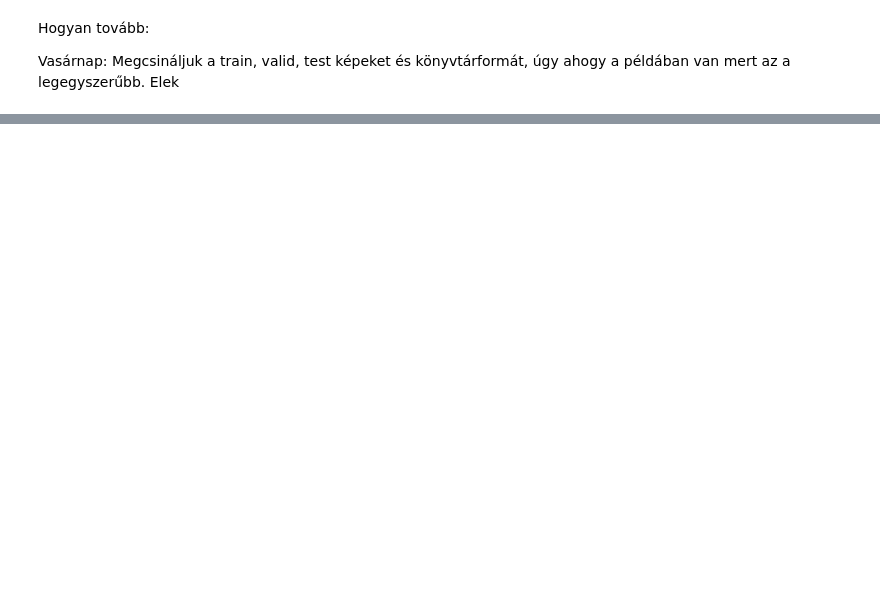
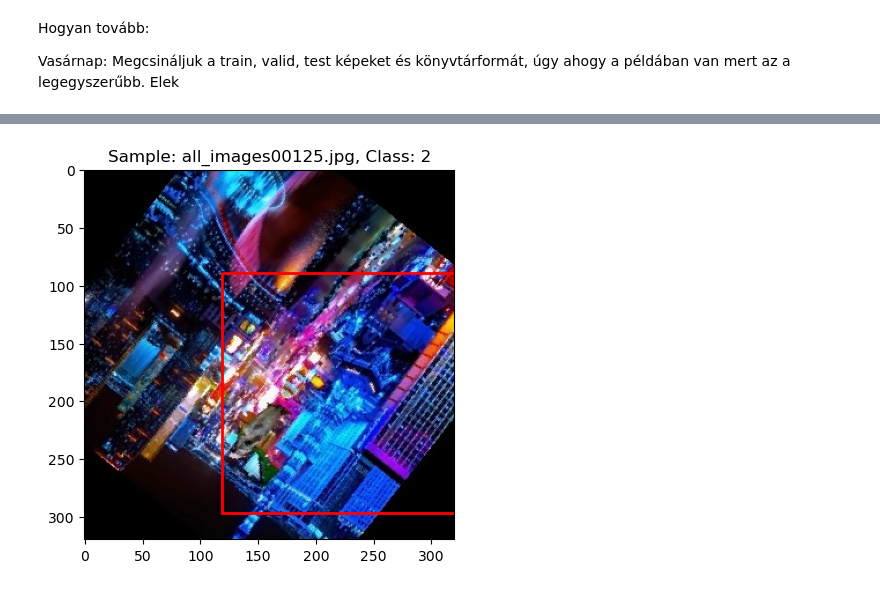
Before and after one commit to miguff/ELTE, a Jupyter notebook: DeepNetworkDevelompent/Assignment1/ImageDataGen.ipynb, the cells around one changed output, grey strips where cells are left out. Saved outputs shown, nothing was run; the diff lists cells and outputs as text; code cells hidden in the pictures; blank space fills up the shorter version.

Commit message:
Corrected the data and the bounding box prediction

```diff
--- a/DeepNetworkDevelompent/Assignment1/ImageDataGen.ipynb
+++ b/DeepNetworkDevelompent/Assignment1/ImageDataGen.ipynb
@@ -545,9 +563,8 @@ class CustomObjectDetectionModel(nn.Module):
             nn.ReLU(),
             nn.Linear(128, 4)  # Output: (x_center, y_center, width, height)
         )
-
         self.transform = transforms.Compose([
-            transforms.Resize((256, 256)),
+            transforms.Resize((320, 320)),
             transforms.ToTensor(),  # Convert image to tensor
         ])
 
@@ -577,11 +594,17 @@ class CustomObjectDetectionModel(nn.Module):
         predicted_bbox = bbox_regression[0].cpu().numpy()  # (x_center, y_center, width, height)
 
         # Convert bbox from (x_center, y_center, width, height) to (x_min, y_min, x_max, y_max)
-        x_center, y_center, width, height = predicted_bbox
-        x_min = (x_center - width) / 2
-        y_min = (y_center - height) / 2
-        x_max = (x_center + width) / 2
-        y_max = (y_center + height) / 2
+        # x_center, y_center, width, height = predicted_bbox
+        # x_min = (x_center - width) / 2
+        # y_min = (y_center - height) / 2
+        # x_max = (x_center + width) / 2
+        # y_max = (y_center + height) / 2
+
+        x_min, y_min, x_max, y_max = predicted_bbox
+        # x_min = x_center - (width/2)
+        # y_min = y_center - (height/ 2)
+        # x_max = x_center + (width / 2)
+        # y_max = y_center + (height / 2)
 
         # Draw the bounding box and the class label on the image
         # draw = ImageDraw.Draw(original_image)
@@ -744,9 +776,10 @@ Validation Loss: 19.6030, Validation Accuracy: 36.66%
 # %%
 #Test accuracy
+model = CustomObjectDetectionModel(3)
+model.load_state_dict(torch.load('model_weights_new_coordinate.pth'))
 
 TestPath = "root\\dataset\\test\\images"
-TestPathBB = "root\\dataset\\test\\labels"
-
+TestPathBB = "root\\dataset\\test\\YOLOlabels"
 
 TestImages = os.listdir(TestPath)
 TestBB = os.listdir(TestPathBB)
@@ -754,18 +787,75 @@ TestBB = os.listdir(TestPathBB)
 device = torch.device('cuda' if torch.cuda.is_available() else 'cpu')
 model = model.to(device)
 
+# Set the model to evaluation mode
+model.eval()
+
+
 correctimages = 0
 
+all_targets = []
+all_predictions = []
 # Predict on a new image
 for i in range(len(TestImages)):
     image_path = f'root/dataset/test/images/{TestImages[i]}'
-    with open(f'root/dataset/test/labels/{TestBB[i]}', 'r') as file:
-        data = json.load(file)
+
+
+    #This is CXCYWH
+    # with open(f'root/dataset/test/labels/{TestBB[i]}', 'r') as file:
+    #     data = json.load(file)
+    # realclass = data["class_id"]
+
+    #This is YOLO format
+    with open(f'root/dataset/test/YOLOlabels/{TestBB[i]}', 'r') as YoloData:
+            line = YoloData.readline().strip()
+            values = line.split()
+            realclass = int(values[0])
+
+
     prediction = model.predict(image_path, device=device)
-    realclass = data["class_id"]
+
+    all_predictions.append(prediction["class_id"])
+    all_targets.append(realclass)
     if prediction["class_id"] == realclass:
         correctimages += 1
 # Output the prediction
-accuracy = correctimages/len(TestImages)
-print(f"Accuracy on test set: {accuracy} ")
+precision = precision_score(all_targets, all_predictions, average='macro', zero_division=1)
+recall = recall_score(all_targets, all_predictions, average='macro')
+all_targets_binary = label_binarize(all_targets, classes=np.unique(all_targets))
+all_predictions_binary = label_binarize(all_predictions, classes=np.unique(all_predictions))
+mAP = roc_auc_score(all_targets_binary, all_predictions_binary, average='macro', multi_class='ovr')
+testaccuracy = correctimages/len(TestImages)
+print(f"Accuracy on test set: {testaccuracy:.2f} ")
+print(f'Precision: {precision:.4f}, Recall: {recall:.4f}, mAP: {mAP:.4f}')
+
+
+
+for i in range(5):
+    image = random.choice(TestImages)
+    image_path = f'root/dataset/test/images/{image}'
+    imagecv2 = cv2.imread(image_path)
+    prediction = model.predict(image_path, device=device)
+    x_center, y_center, width, height = prediction['bbox']
+
+    x_center = x_center*imagecv2.shape[0]
+    y_center = y_center*imagecv2.shape[1]
+    width = width*imagecv2.shape[0]
+    height = height*imagecv2.shape[1]
+
+    x_min = x_center - (width/2)
+    x_max = x_center + (width/2)
+    y_min = y_center - (height/2)
+    y_max = y_center + (height/2)
+
+
+
+
+    fig, ax = plt.subplots(1)
+    ax.imshow(imagecv2)
+    rect = Rectangle((x_min, y_min), x_max, y_max, linewidth=2, edgecolor='r', facecolor='none')
+
+# Add the patch to the Axes
+    ax.add_patch(rect)
+    plt.title(f"Sample: {image}, Class: {prediction['class_id']}")
+    plt.show()
 # %% [output]
@@ -772,0 +864 @@ Accuracy on test set: 0.706081081081081
+[figure, added]
```
Also changed, not shown: parts of 12 cells of this notebook.
